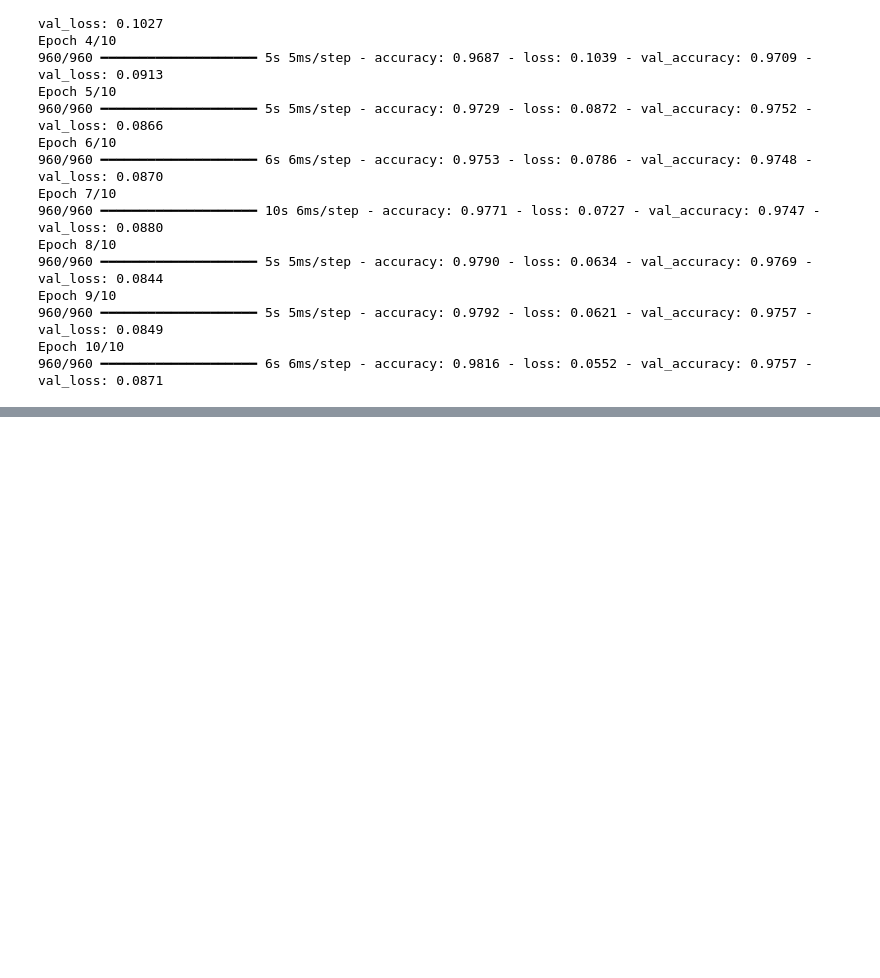
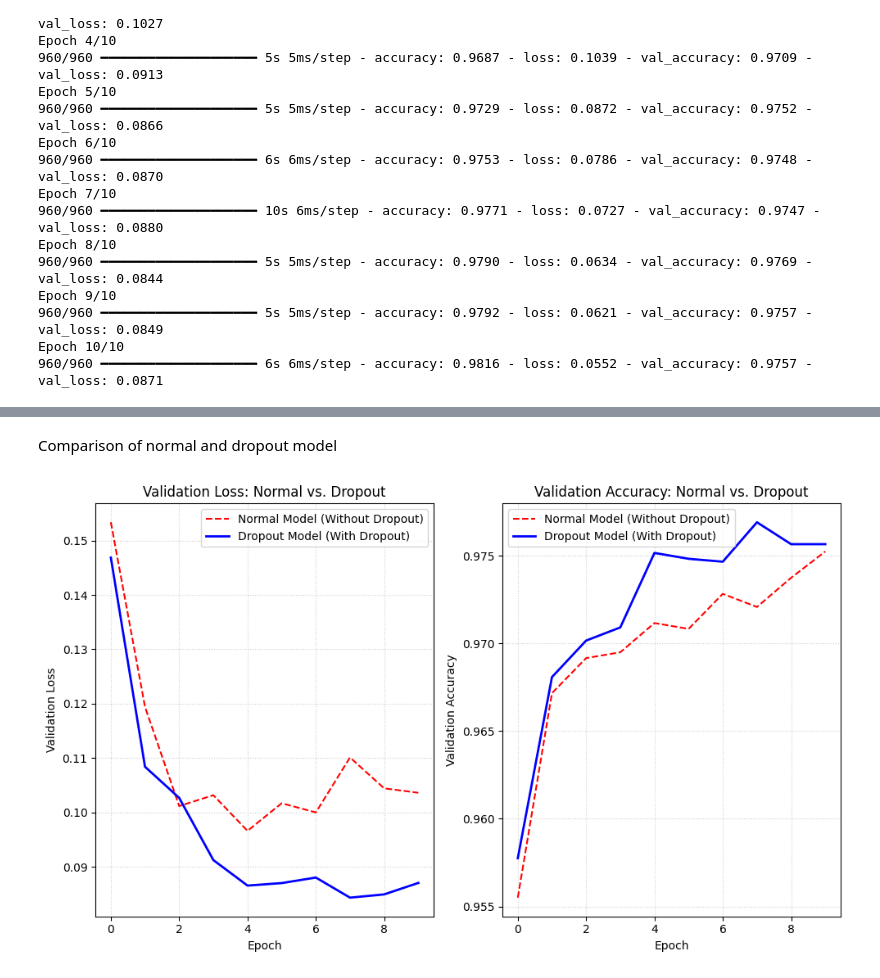
Before and after one commit to Anuj04432/Handwritten_Digit_Classification, a Jupyter notebook: handwritten_digit_classification.ipynb, the cells around one changed output, grey strips where cells are left out. Saved outputs shown, nothing was run; the diff lists cells and outputs as text; code cells hidden in the pictures; blank space fills up the shorter version.

```diff
--- a/handwritten_digit_classification.ipynb
+++ b/handwritten_digit_classification.ipynb
@@ -157,0 +192,27 @@ Epoch 10/10
+# %% [markdown]
+Comparison of normal and dropout model
+# %%
+plt.figure(figsize=(10, 6))
+plt.subplot(1, 2, 1)
+plt.plot(model_history.history["val_loss"][:10], label="Normal Model (Without Dropout)", color="red", linestyle="--")
+plt.plot(history_dropout.history["val_loss"], label="Dropout Model (With Dropout)", color="blue", linewidth=2)
+plt.xlabel("Epoch")
+plt.ylabel("Validation Loss")
+plt.title("Validation Loss: Normal vs. Dropout")
+plt.legend()
+plt.grid(True, linestyle=":", alpha=0.6)
+
+    # 2. Validation Accuracy Comparison
+plt.subplot(1, 2, 2)
+plt.plot(model_history.history["val_accuracy"][:10], label="Normal Model (Without Dropout)", color="red", linestyle="--")
+plt.plot(history_dropout.history["val_accuracy"], label="Dropout Model (With Dropout)", color="blue", linewidth=2)
+plt.xlabel("Epoch")
+plt.ylabel("Validation Accuracy")
+plt.title("Validation Accuracy: Normal vs. Dropout")
+plt.legend()
+plt.grid(True, linestyle=":", alpha=0.6)
+
+plt.tight_layout()
+plt.show()
+# %% [output]
+[figure, added]
```
Also changed, not shown: parts of 6 cells of this notebook.
